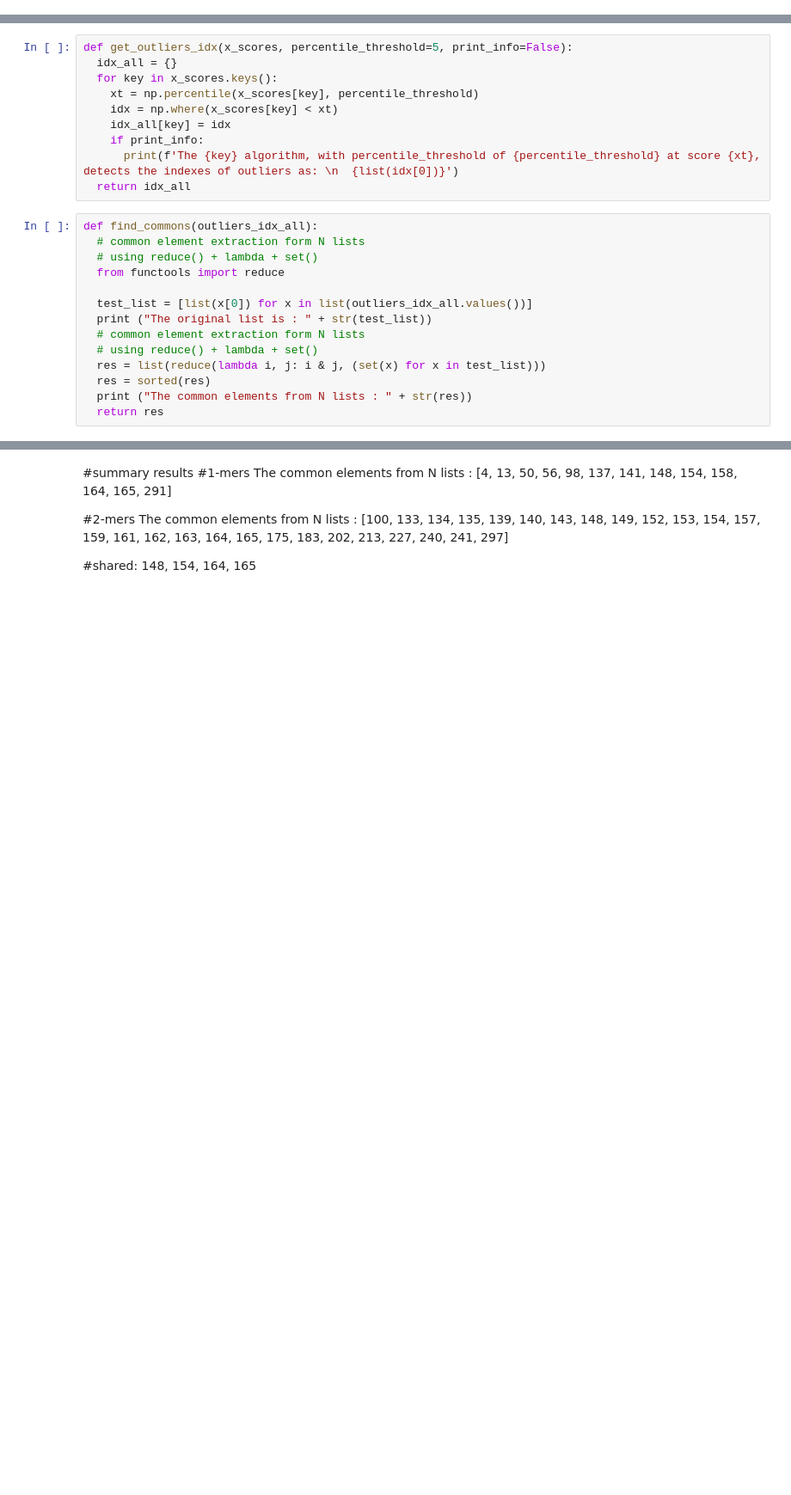
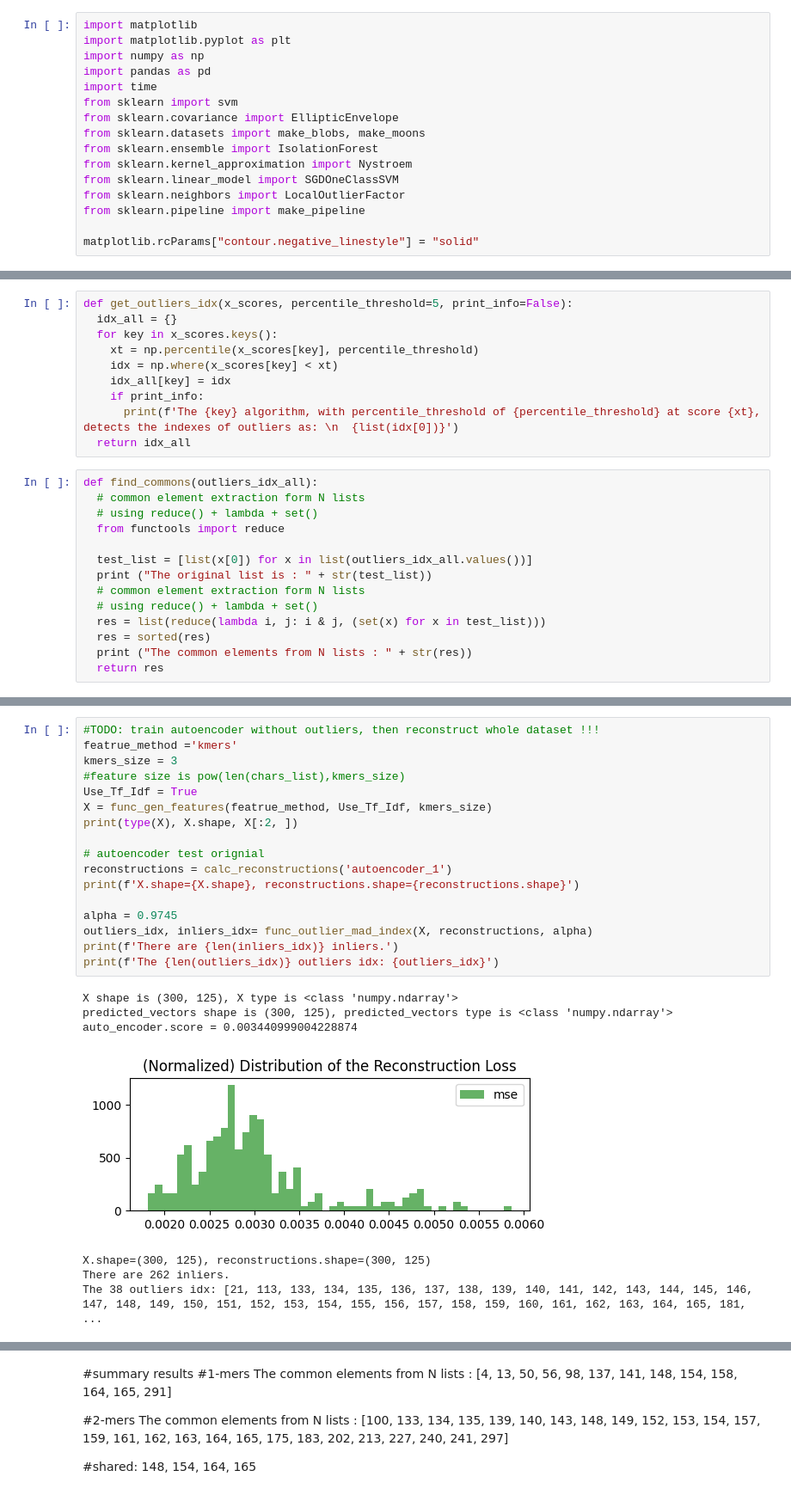
Before and after one commit to FrankGangWang/AppliedML_Python_Coursera, a Jupyter notebook: GANG_WANG_Exeter_Final.ipynb, the cells around one changed output, grey strips where cells are left out. Shown at 86% size. Saved outputs shown, nothing was run; the diff lists cells and outputs as text; blank space fills up the shorter version.

```diff
--- a/GANG_WANG_Exeter_Final.ipynb
+++ b/GANG_WANG_Exeter_Final.ipynb
@@ -52,3 +47,19 @@ import pandas as pd
+# %%
+import matplotlib
+import matplotlib.pyplot as plt
+import numpy as np
+import pandas as pd
+import time
+from sklearn import svm
+from sklearn.covariance import EllipticEnvelope
+from sklearn.datasets import make_blobs, make_moons
+from sklearn.ensemble import IsolationForest
+from sklearn.kernel_approximation import Nystroem
+from sklearn.linear_model import SGDOneClassSVM
+from sklearn.neighbors import LocalOutlierFactor
+from sklearn.pipeline import make_pipeline
+
+matplotlib.rcParams["contour.negative_linestyle"] = "solid"
 # %%
 # loca PC at: C:\Users\friwa\GangDocs\Graph Neural Network GNN
 file_path = '/content/exter_job_test.txt'
@@ -448,0 +586,25 @@ The common elements from N lists : [6, 21, 23, 73, 109, 136, 137, 139, 149, 150,
+# %%
+#TODO: train autoencoder without outliers, then reconstruct whole dataset !!!
+featrue_method ='kmers'
+kmers_size = 3
+#feature size is pow(len(chars_list),kmers_size)
+Use_Tf_Idf = True
+X = func_gen_features(featrue_method, Use_Tf_Idf, kmers_size)
+print(type(X), X.shape, X[:2, ])
+
+# autoencoder test orignial
+reconstructions = calc_reconstructions('autoencoder_1')
+print(f'X.shape={X.shape}, reconstructions.shape={reconstructions.shape}')
+
+alpha = 0.9745
+outliers_idx, inliers_idx= func_outlier_mad_index(X, reconstructions, alpha)
+print(f'There are {len(inliers_idx)} inliers.')
+print(f'The {len(outliers_idx)} outliers idx: {outliers_idx}')
+# %% [output]
+X shape is (300, 125), X type is <class 'numpy.ndarray'>
+predicted_vectors shape is (300, 125), predicted_vectors type is <class 'numpy.ndarray'>
+auto_encoder.score = 0.003440999004228874
+[figure, added]
+X.shape=(300, 125), reconstructions.shape=(300, 125)
+There are 262 inliers.
+The 38 outliers idx: [21, 113, 133, 134, 135, 136, 137, 138, 139, 140, 141, 142, 143, 144, 145, 146, 147, 148, 149, 150, 151, 152, 153, 154, 155, 156, 157, 158, 159, 160, 161, 162, 163, 164, 165, 181, ...
```
Also changed, not shown: parts of 35 cells of this notebook.
